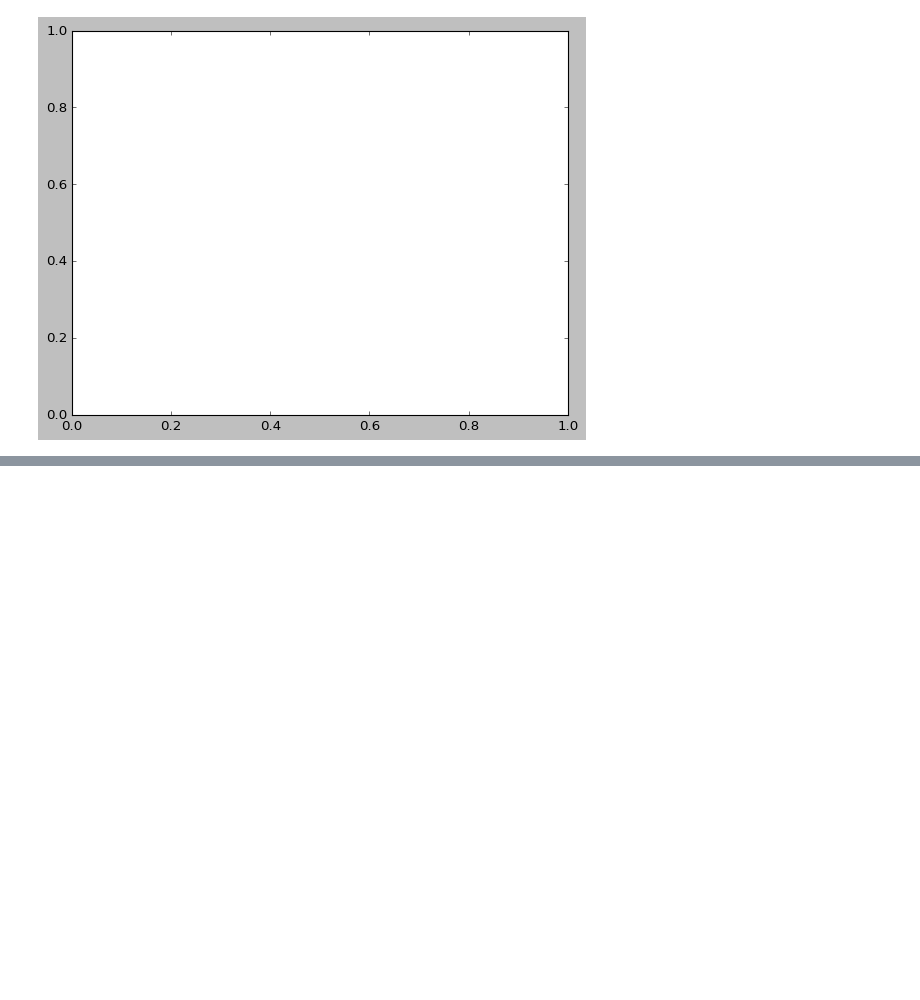
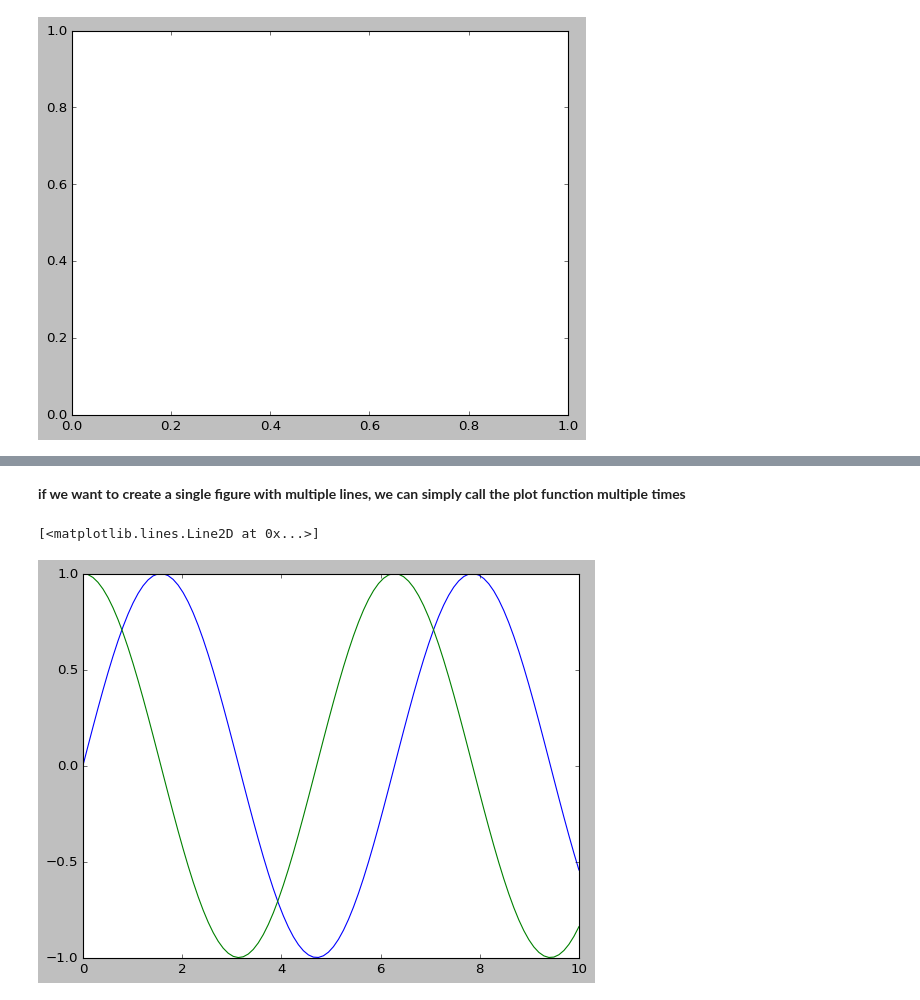
Before and after one commit to shanksms/pandas_master_repo, a Jupyter notebook: visualization.ipynb, the cells around one changed output, grey strips where cells are left out. Cells and saved outputs as stored; diff of their text form; code cells hidden in the pictures; blank space fills up the shorter version.

```diff
--- a/visualization.ipynb
+++ b/visualization.ipynb
@@ -38,0 +56,8 @@ ax = plt.axes()
+# %% [markdown]
+**if we want to create a single figure with multiple lines, we can simply call the plot function multiple times**
+# %%
+plt.plot(x, np.sin(x))
+plt.plot(x, np.cos(x))
+# %% [output]
+[<matplotlib.lines.Line2D at 0x...>]
+[figure, added]
```
Also changed, not shown: parts of 5 cells of this notebook.
